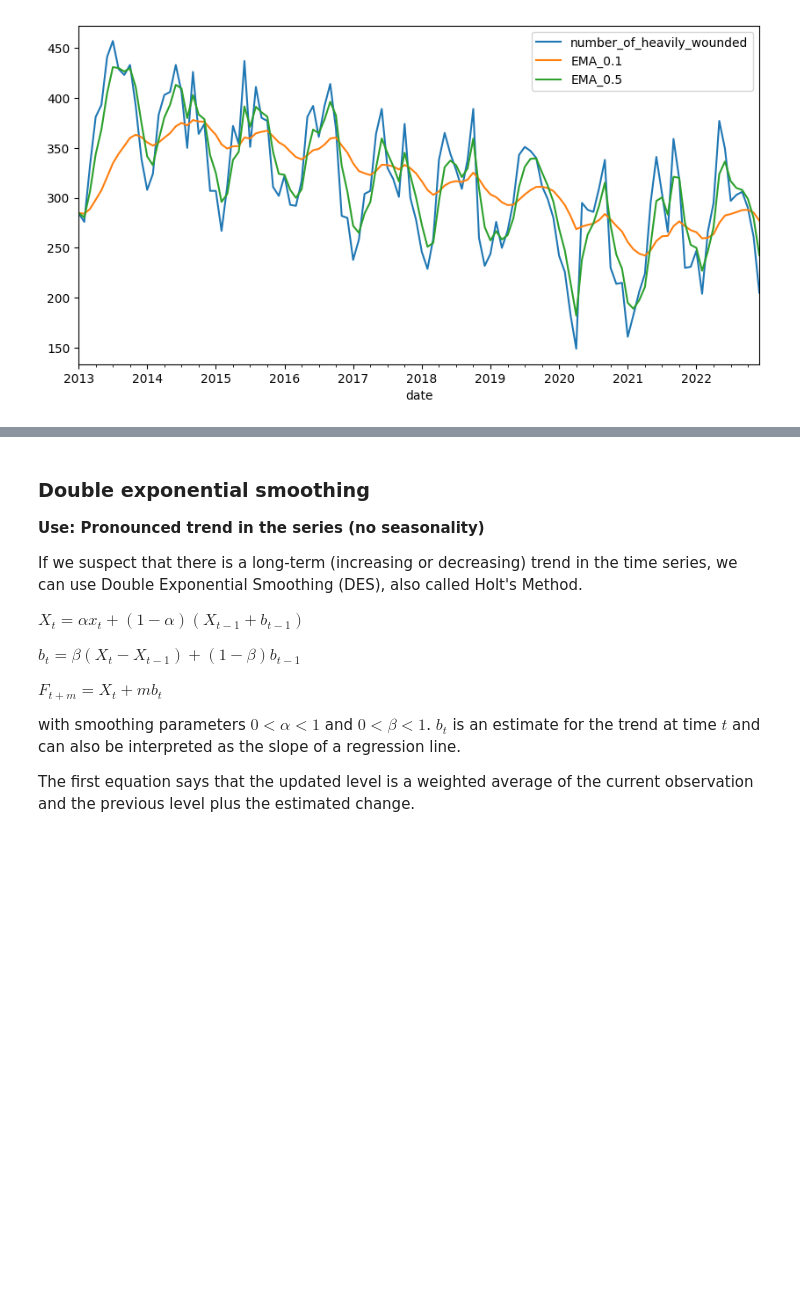
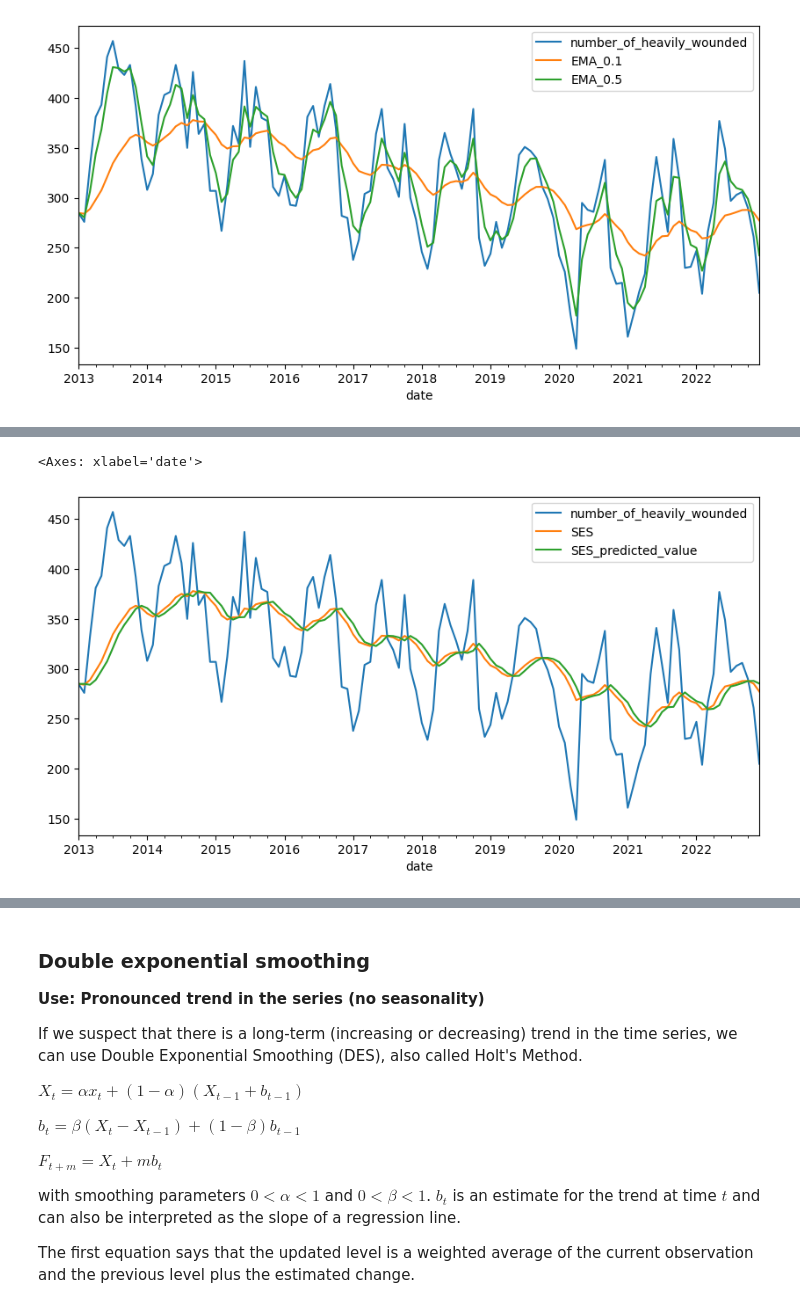
Before and after one commit to Vincent-Gielen/dsai-ex, a Jupyter notebook: Cheatsheet.ipynb, the cells around one changed output, grey strips where cells are left out. Saved outputs shown, nothing was run; the diff lists cells and outputs as text; code cells hidden in the pictures; blank space fills up the shorter version.

```diff
--- a/Cheatsheet.ipynb
+++ b/Cheatsheet.ipynb
@@ -1925,6 +1928,10 @@ print(data_ses_fcast.values)
 # %%
 # Om te kijken naar de voorspelde waarde VS de echte geobserveerde waarde, gaan we terug in de tijd met fittedvalues
 wounded_data['SES_predicted_value'] = data_ses.fittedvalues
+wounded_data.plot(y=['number_of_heavily_wounded', 'SES', 'SES_predicted_value'], figsize=[10,5])
+# %% [output]
+<Axes: xlabel='date'>
+[figure, added]
 # %%
 # De automatisch gegenereerde waarden uit het model bekijken
 data_ses.params_formatted
```
Also changed, not shown: parts of 11 cells of this notebook, 3 other files.
